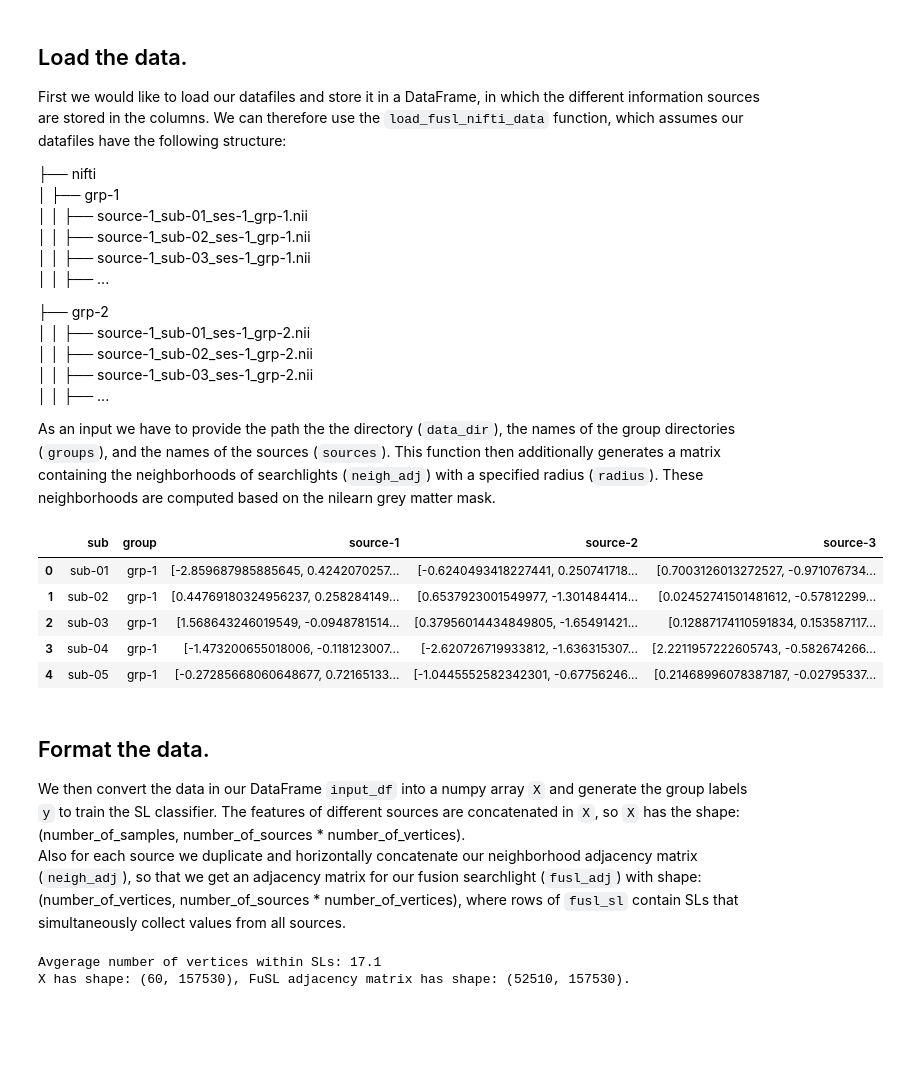
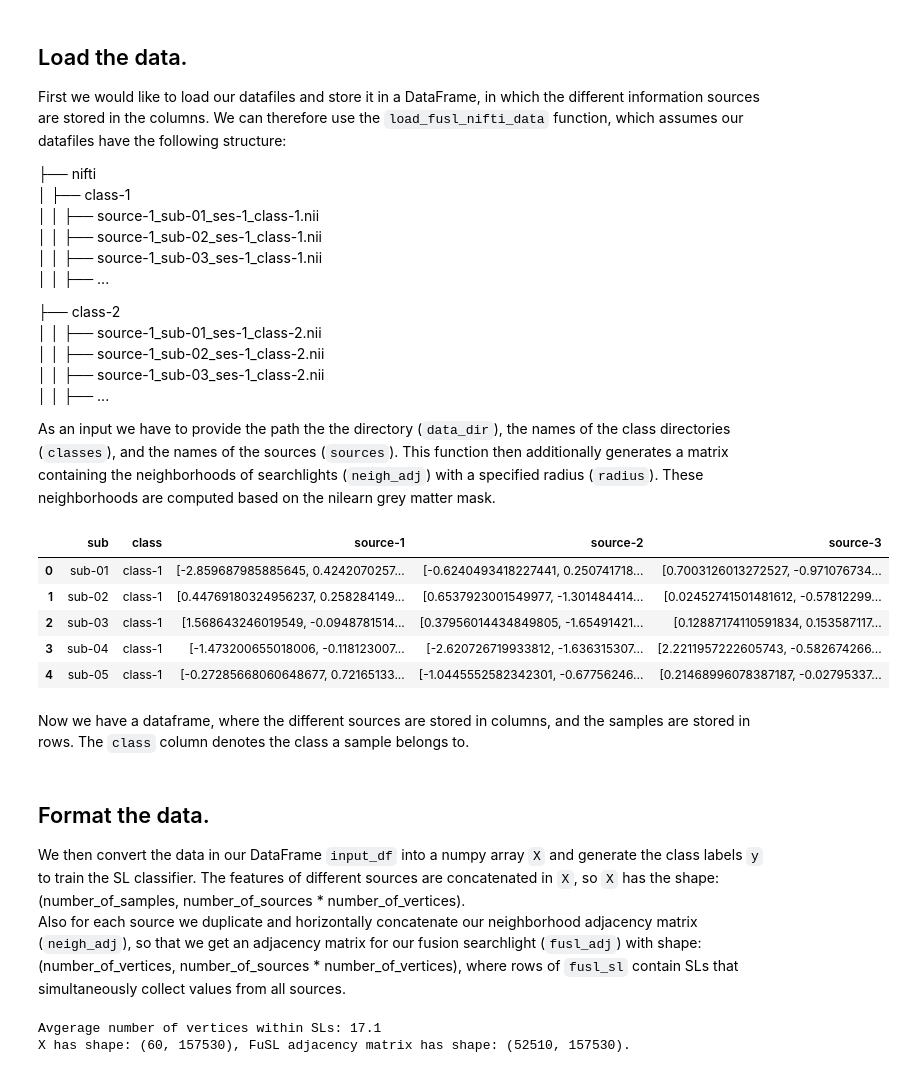
Before and after one commit to simonvino/FuSL, a Jupyter notebook: FuSL_demo_vol.ipynb, the cells around one changed output. Cells and saved outputs as stored; diff of their text form; code cells hidden in the pictures; blank space fills up the shorter version.

Commit message:
Rename artificial data files.

```diff
--- a/FuSL_demo_vol.ipynb
+++ b/FuSL_demo_vol.ipynb
@@ -27,43 +34,45 @@ First we would like to load our datafiles and store it in a DataFrame, in which
 We can therefore use the `load_fusl_nifti_data` function, which assumes our datafiles have the following structure:
 
 ├── nifti <br>
-│   ├── grp-1 <br>
-│   │   ├── source-1_sub-01_ses-1_grp-1.nii <br>
-│   │   ├── source-1_sub-02_ses-1_grp-1.nii <br>
-│   │   ├── source-1_sub-03_ses-1_grp-1.nii <br>
+│   ├── class-1 <br>
+│   │   ├── source-1_sub-01_ses-1_class-1.nii <br>
+│   │   ├── source-1_sub-02_ses-1_class-1.nii <br>
+│   │   ├── source-1_sub-03_ses-1_class-1.nii <br>
 │   │   ├── ... <br>
 
-├── grp-2 <br>
-│   │   ├── source-1_sub-01_ses-1_grp-2.nii <br>
-│   │   ├── source-1_sub-02_ses-1_grp-2.nii <br>
-│   │   ├── source-1_sub-03_ses-1_grp-2.nii <br>
+├── class-2 <br>
+│   │   ├── source-1_sub-01_ses-1_class-2.nii <br>
+│   │   ├── source-1_sub-02_ses-1_class-2.nii <br>
+│   │   ├── source-1_sub-03_ses-1_class-2.nii <br>
 │   │   ├── ... <br>
 
-As an input we have to provide the path the the directory (`data_dir`), the names of the group directories (`groups`), and the names of the sources (`sources`). This function then additionally generates a matrix containing the neighborhoods of searchlights (`neigh_adj`) with a specified radius (`radius`). These neighborhoods are computed based on the nilearn grey matter mask.
+As an input we have to provide the path the the directory (`data_dir`), the names of the class directories (`classes`), and the names of the sources (`sources`). This function then additionally generates a matrix containing the neighborhoods of searchlights (`neigh_adj`) with a specified radius (`radius`). These neighborhoods are computed based on the nilearn grey matter mask.
 # %%
 data_dir = './data/nifti/'
-groups = ['grp-1', 'grp-2']
+classes = ['class-1', 'class-2']
 sources = ['source-1', 'source-2', 'source-3']
 
 input_df, neigh_adj, mask = load_fusl_nifti_data(data_dir=data_dir,
-                                                 groups=groups,
+                                                 classes=classes,
                                                  sources=sources,
                                                  world_space=True,
                                                  radius=5,
                                                  verbose=False)
 
 input_df.head(5)  # Visualize dataframe.
 # %% [output]
-|  | sub | group | source-1 | source-2 | source-3 |
-| 0 | sub-01 | grp-1 | [-2.859687985885645, 0.4242070257... | [-0.6240493418227441, 0.250741718... | [0.7003126013272527, -0.971076734... |
-| 1 | sub-02 | grp-1 | [0.44769180324956237, 0.258284149... | [0.6537923001549977, -1.301484414... | [0.02452741501481612, -0.57812299... |
-| 2 | sub-03 | grp-1 | [1.568643246019549, -0.0948781514... | [0.37956014434849805, -1.65491421... | [0.12887174110591834, 0.153587117... |
-| 3 | sub-04 | grp-1 | [-1.473200655018006, -0.118123007... | [-2.620726719933812, -1.636315307... | [2.2211957222605743, -0.582674266... |
-| 4 | sub-05 | grp-1 | [-0.27285668060648677, 0.72165133... | [-1.0445552582342301, -0.67756246... | [0.21468996078387187, -0.02795337... |
+|  | sub | class | source-1 | source-2 | source-3 |
+| 0 | sub-01 | class-1 | [-2.859687985885645, 0.4242070257... | [-0.6240493418227441, 0.250741718... | [0.7003126013272527, -0.971076734... |
+| 1 | sub-02 | class-1 | [0.44769180324956237, 0.258284149... | [0.6537923001549977, -1.301484414... | [0.02452741501481612, -0.57812299... |
+| 2 | sub-03 | class-1 | [1.568643246019549, -0.0948781514... | [0.37956014434849805, -1.65491421... | [0.12887174110591834, 0.153587117... |
+| 3 | sub-04 | class-1 | [-1.473200655018006, -0.118123007... | [-2.620726719933812, -1.636315307... | [2.2211957222605743, -0.582674266... |
+| 4 | sub-05 | class-1 | [-0.27285668060648677, 0.72165133... | [-1.0445552582342301, -0.67756246... | [0.21468996078387187, -0.02795337... |
+# %% [markdown]
+Now we have a dataframe, where the different sources are stored in columns, and the samples are stored in rows. The `class` column denotes the class a sample belongs to.
 # %% [markdown]
 ## Format the data.
 
-We then convert the data in our DataFrame `input_df` into a numpy array `X` and generate the group labels `y` to train the SL classifier. The features of different sources are concatenated in `X`, so `X` has the shape: (number_of_samples, number_of_sources * number_of_vertices). <br>
+We then convert the data in our DataFrame `input_df` into a numpy array `X` and generate the class labels `y` to train the SL classifier. The features of different sources are concatenated in `X`, so `X` has the shape: (number_of_samples, number_of_sources * number_of_vertices). <br>
 Also for each source we duplicate and horizontally concatenate our neighborhood adjacency matrix (`neigh_adj`), so that we get an adjacency matrix for our fusion searchlight (`fusl_adj`) with shape: (number_of_vertices, number_of_sources * number_of_vertices), where rows of `fusl_sl` contain SLs that simultaneously collect values from all sources.
 # %%
 # Specify sources used in FuSL.
```
Also changed, not shown: parts of 4 cells of this notebook, 2 other files.
